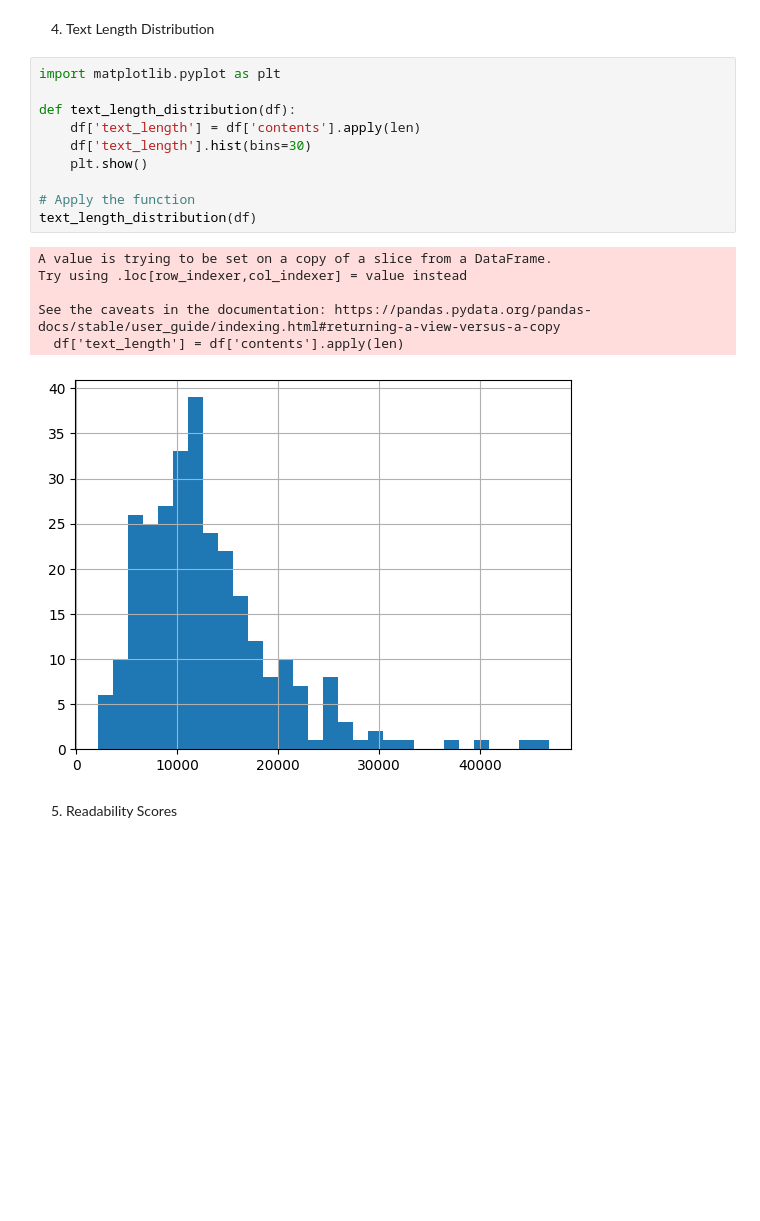
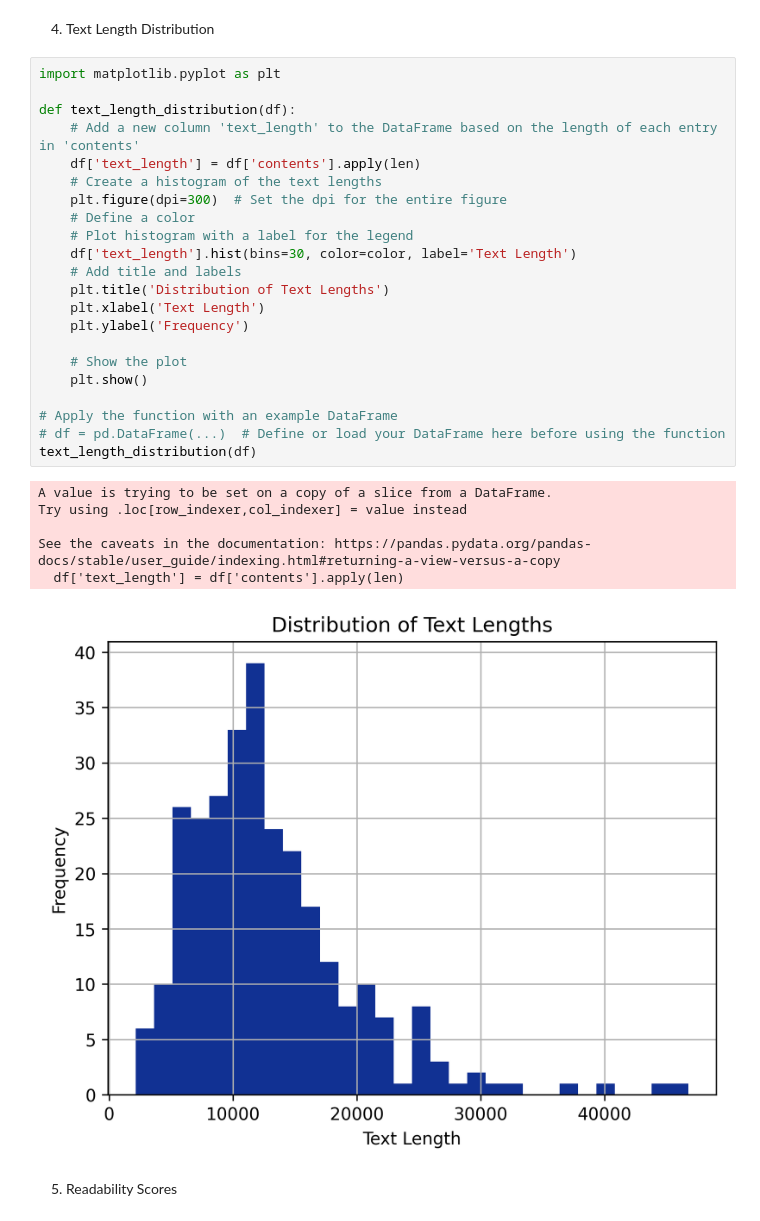
Before and after one commit to lalvarezpoli/DSDM_Thesis, a Jupyter notebook: Descriptive_Analysis_Notebook.ipynb, the cells around one changed output. Saved outputs shown, nothing was run; the diff lists cells and outputs as text; blank space fills up the shorter version.

```diff
--- a/Descriptive_Analysis_Notebook.ipynb
+++ b/Descriptive_Analysis_Notebook.ipynb
@@ -210,23 +225,35 @@ plot_top_words(top_words)
 [figure]
 # %% [markdown]
 4. Text Length Distribution
-# %%
-import matplotlib.pyplot as plt
-
-def text_length_distribution(df):
-    df['text_length'] = df['contents'].apply(len)
-    df['text_length'].hist(bins=30)
-    plt.show()
-
-# Apply the function
-text_length_distribution(df)
-# %% [output]
-A value is trying to be set on a copy of a slice from a DataFrame.
-Try using .loc[row_indexer,col_indexer] = value instead
-
-See the caveats in the documentation: https://pandas.pydata.org/pandas-docs/stable/user_guide/indexing.html#returning-a-view-versus-a-copy
-  df['text_length'] = df['contents'].apply(len)
-[figure, removed]
+# %%
+import matplotlib.pyplot as plt
+
+def text_length_distribution(df):
+    # Add a new column 'text_length' to the DataFrame based on the length of each entry in 'contents'
+    df['text_length'] = df['contents'].apply(len)
+    # Create a histogram of the text lengths
+    plt.figure(dpi=300)  # Set the dpi for the entire figure
+    # Define a color
+    # Plot histogram with a label for the legend
+    df['text_length'].hist(bins=30, color=color, label='Text Length')
+    # Add title and labels
+    plt.title('Distribution of Text Lengths')
+    plt.xlabel('Text Length')
+    plt.ylabel('Frequency')
+
+    # Show the plot
+    plt.show()
+
+# Apply the function with an example DataFrame
+# df = pd.DataFrame(...)  # Define or load your DataFrame here before using the function
+text_length_distribution(df)
+# %% [output]
+A value is trying to be set on a copy of a slice from a DataFrame.
+Try using .loc[row_indexer,col_indexer] = value instead
+
+See the caveats in the documentation: https://pandas.pydata.org/pandas-docs/stable/user_guide/indexing.html#returning-a-view-versus-a-copy
+  df['text_length'] = df['contents'].apply(len)
+[figure, added]
 # %% [markdown]
 5. Readability Scores
 # %%
```
Also changed, not shown: parts of 14 cells of this notebook.
